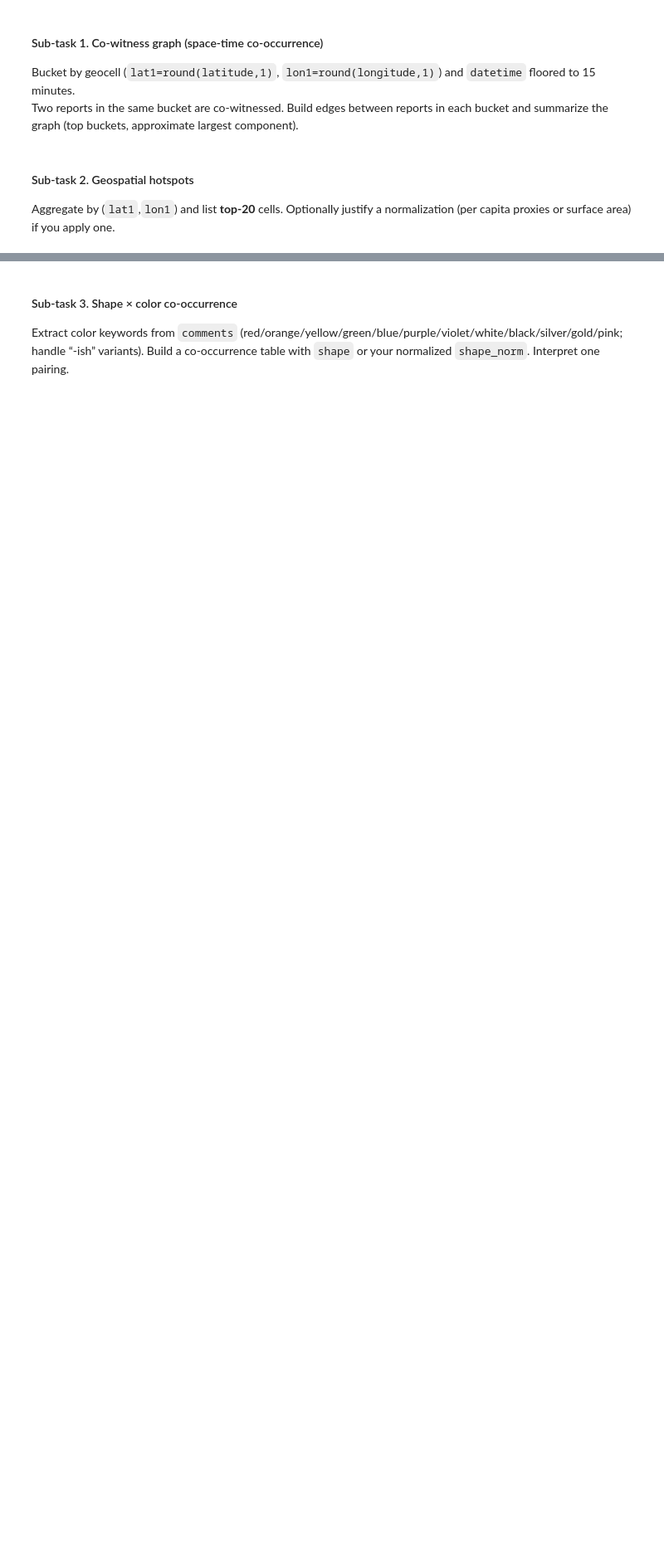
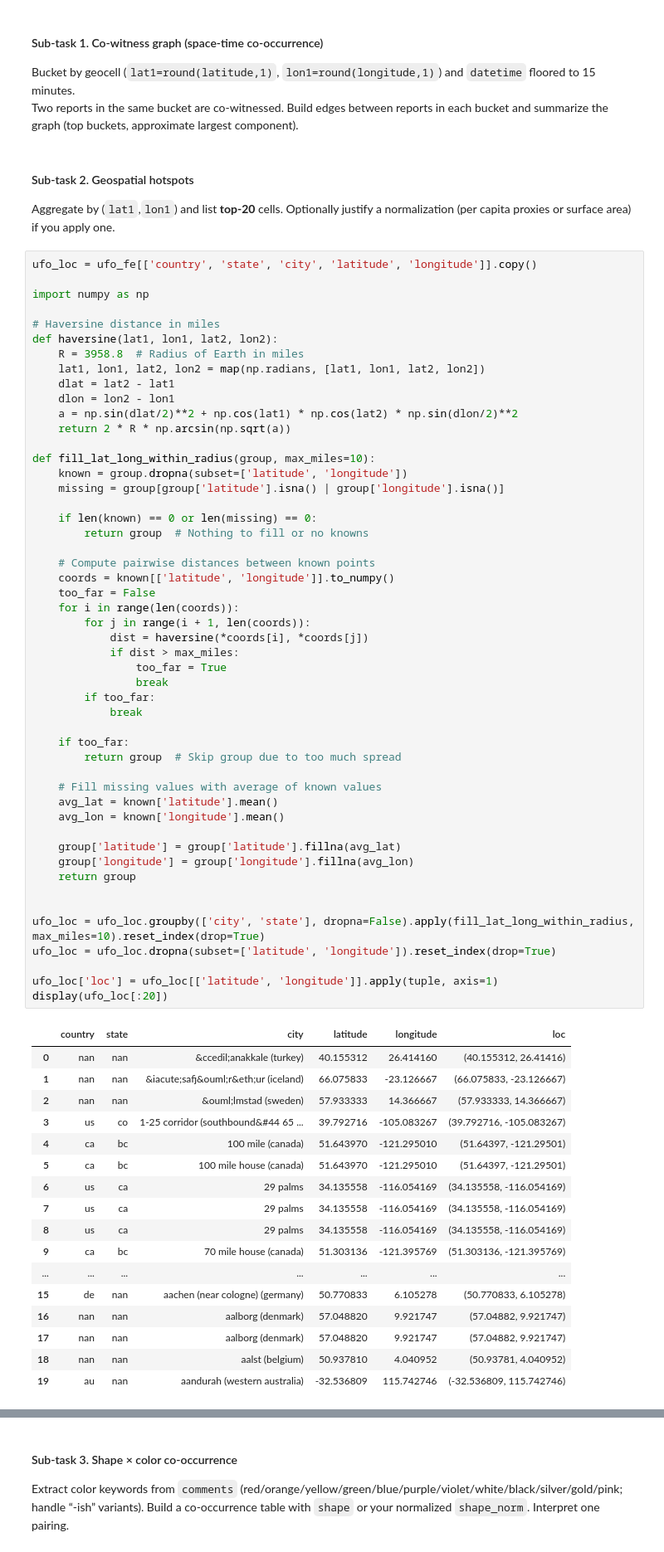
Before and after one commit to ngarde2882/AI-Portfolio, a Jupyter notebook: Fall25/676 Data Mining & Analysis/hw1/227006946_hw1.ipynb, the cells around one changed output, grey strips where cells are left out. Shown at 83% size. Cells and saved outputs as stored; diff of their text form; blank space fills up the shorter version.

```diff
--- a/Fall25/676 Data Mining & Analysis/hw1/227006946_hw1.ipynb
+++ b/Fall25/676 Data Mining & Analysis/hw1/227006946_hw1.ipynb
@@ -430,3 +413,71 @@ Two reports in the same bucket are co‑witnessed. Build edges between reports i
 
 #### Sub-task 2.  Geospatial hotspots
 Aggregate by (`lat1`,`lon1`) and list **top‑20** cells. Optionally justify a normalization (per capita proxies or surface area) if you apply one.
+# %%
+ufo_loc = ufo_fe[['country', 'state', 'city', 'latitude', 'longitude']].copy()
+
+import numpy as np
+
+# Haversine distance in miles
+def haversine(lat1, lon1, lat2, lon2):
+    R = 3958.8  # Radius of Earth in miles
+    lat1, lon1, lat2, lon2 = map(np.radians, [lat1, lon1, lat2, lon2])
+    dlat = lat2 - lat1
+    dlon = lon2 - lon1
+    a = np.sin(dlat/2)**2 + np.cos(lat1) * np.cos(lat2) * np.sin(dlon/2)**2
+    return 2 * R * np.arcsin(np.sqrt(a))
+
+def fill_lat_long_within_radius(group, max_miles=10):
+    known = group.dropna(subset=['latitude', 'longitude'])
+    missing = group[group['latitude'].isna() | group['longitude'].isna()]
+
+    if len(known) == 0 or len(missing) == 0:
+        return group  # Nothing to fill or no knowns
+
+    # Compute pairwise distances between known points
+    coords = known[['latitude', 'longitude']].to_numpy()
+    too_far = False
+    for i in range(len(coords)):
+        for j in range(i + 1, len(coords)):
+            dist = haversine(*coords[i], *coords[j])
+            if dist > max_miles:
+                too_far = True
+                break
+        if too_far:
+            break
+
+    if too_far:
+        return group  # Skip group due to too much spread
+
+    # Fill missing values with average of known values
+    avg_lat = known['latitude'].mean()
+    avg_lon = known['longitude'].mean()
+
+    group['latitude'] = group['latitude'].fillna(avg_lat)
+    group['longitude'] = group['longitude'].fillna(avg_lon)
+    return group
+
+
+ufo_loc = ufo_loc.groupby(['city', 'state'], dropna=False).apply(fill_lat_long_within_radius, max_miles=10).reset_index(drop=True)
+ufo_loc = ufo_loc.dropna(subset=['latitude', 'longitude']).reset_index(drop=True)
+
+ufo_loc['loc'] = ufo_loc[['latitude', 'longitude']].apply(tuple, axis=1)
+display(ufo_loc[:20])
+# %% [output]
+|  | country | state | city | latitude | longitude | loc |
+| 0 | nan | nan | &ccedil;anakkale (turkey) | 40.155312 | 26.414160 | (40.155312, 26.41416) |
+| 1 | nan | nan | &iacute;safj&ouml;r&eth;ur (iceland) | 66.075833 | -23.126667 | (66.075833, -23.126667) |
+| 2 | nan | nan | &ouml;lmstad (sweden) | 57.933333 | 14.366667 | (57.933333, 14.366667) |
+| 3 | us | co | 1-25 corridor (southbound&#44 65 ... | 39.792716 | -105.083267 | (39.792716, -105.083267) |
+| 4 | ca | bc | 100 mile (canada) | 51.643970 | -121.295010 | (51.64397, -121.29501) |
+| 5 | ca | bc | 100 mile house (canada) | 51.643970 | -121.295010 | (51.64397, -121.29501) |
+| 6 | us | ca | 29 palms | 34.135558 | -116.054169 | (34.135558, -116.054169) |
+| 7 | us | ca | 29 palms | 34.135558 | -116.054169 | (34.135558, -116.054169) |
+| 8 | us | ca | 29 palms | 34.135558 | -116.054169 | (34.135558, -116.054169) |
+| 9 | ca | bc | 70 mile house (canada) | 51.303136 | -121.395769 | (51.303136, -121.395769) |
+| ... | ... | ... | ... | ... | ... | ... |
+| 15 | de | nan | aachen (near cologne) (germany) | 50.770833 | 6.105278 | (50.770833, 6.105278) |
+| 16 | nan | nan | aalborg (denmark) | 57.048820 | 9.921747 | (57.04882, 9.921747) |
+| 17 | nan | nan | aalborg (denmark) | 57.048820 | 9.921747 | (57.04882, 9.921747) |
+| 18 | nan | nan | aalst (belgium) | 50.937810 | 4.040952 | (50.93781, 4.040952) |
+| 19 | au | nan | aandurah (western australia) | -32.536809 | 115.742746 | (-32.536809, 115.742746) |
```
Also changed, not shown: parts of 16 cells of this notebook.
